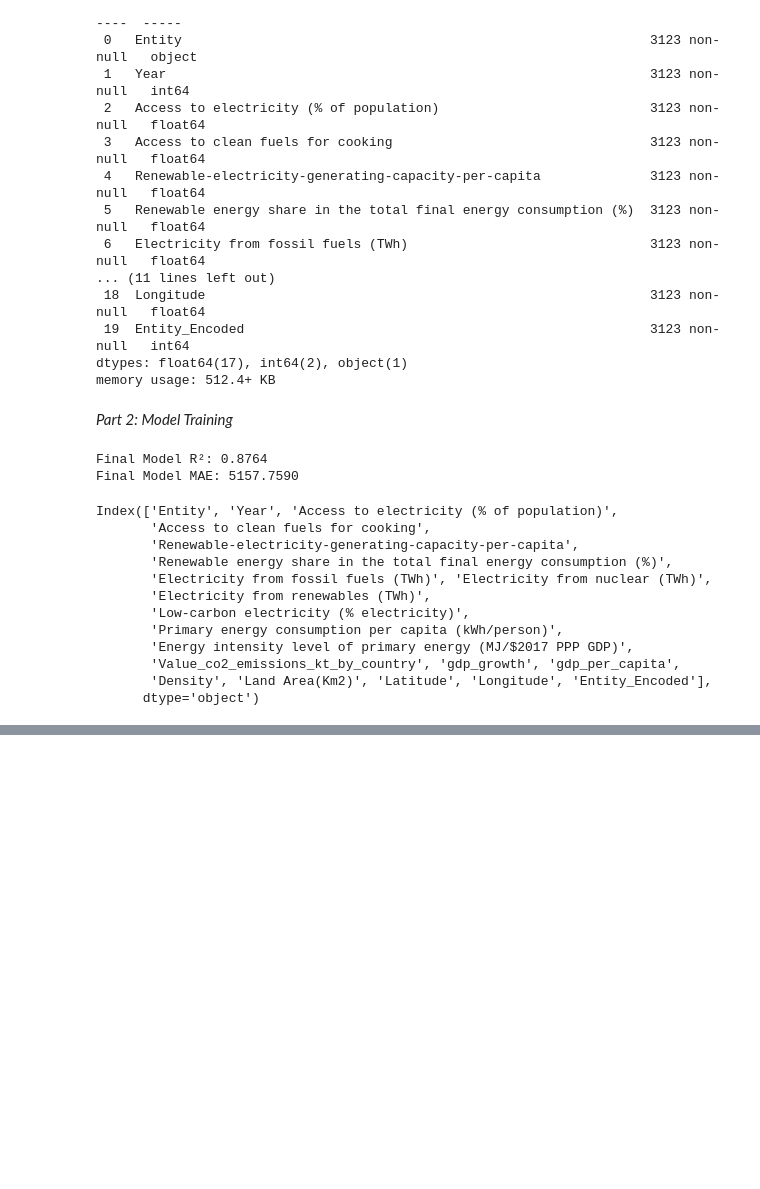
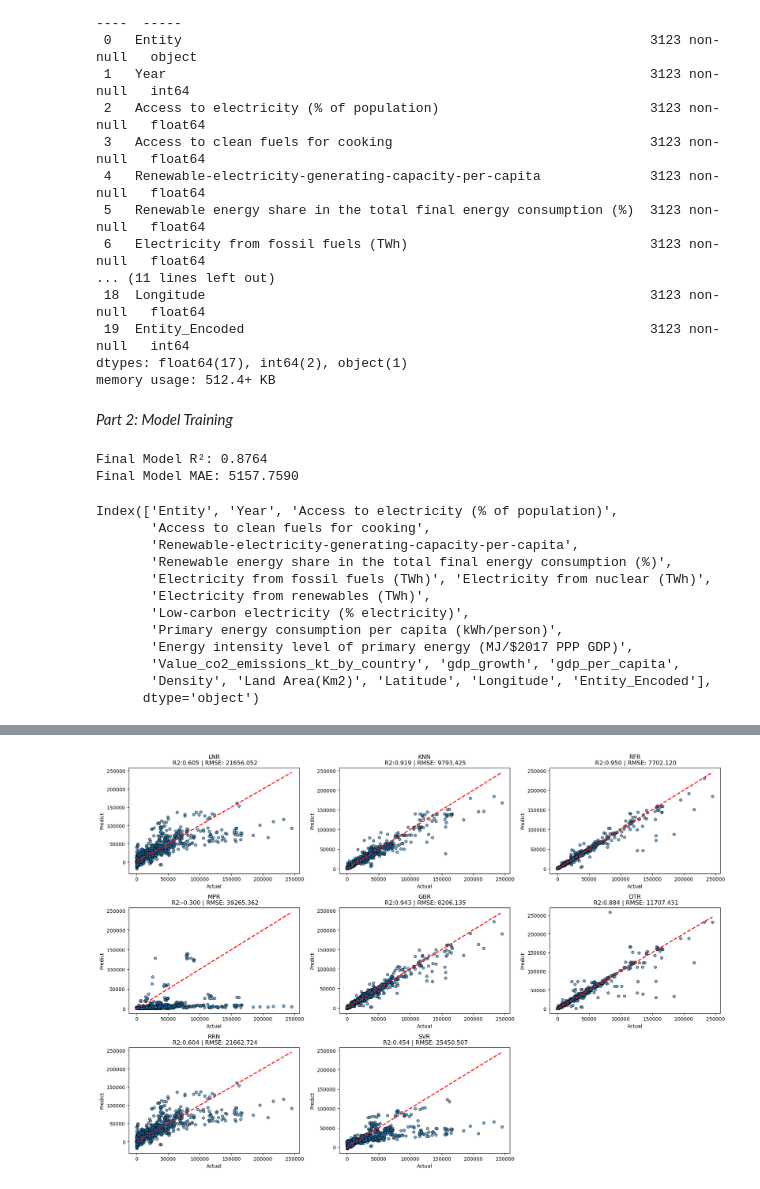
Before and after one commit to alvin0401lo/Energy_consumption_prediction_using_Machine_Learning, a Jupyter notebook: ML_assignment.ipynb, the cells around one changed output, grey strips where cells are left out. Drawn from its saved outputs; the diff is of its cells as text; code cells hidden in the pictures; blank space fills up the shorter version.

```diff
--- a/ML_assignment.ipynb
+++ b/ML_assignment.ipynb
@@ -280,0 +319,20 @@ ValueError: Found input variables with inconsistent numbers of samples: [1095, 5
+# %%
+final_result= []
+
+for name, model in models_tuned.items():
+    model.fit(X_train_scaled, y_train)
+    y_pred= model.predict(X_test_scaled)
+
+    r2= r2_score(y_test, y_pred)
+    rmse= np.sqrt(mean_squared_error(y_test, y_pred))
+    mae = mean_absolute_error(y_test, y_pred)
+
+    final_result.append({
+        'Model': name,
+        'R2 Score': r2,
+        'MAE': mae,
+        'RMSE': rmse
+    })
+
+final_df= pd.DataFrame(final_result)
+final_df
@@ -280,0 +349,31 @@ ValueError: Found input variables with inconsistent numbers of samples: [1095, 5
+# %%
+plt.figure(figsize= (18,12))
+
+final_comparison= []
+
+for i, n in enumerate(models_tuned, start=1):
+    models_tuned[n].fit(X_train_scaled, y_train)
+    y_pred= models_tuned[n].predict(X_test_scaled)
+
+    rmse= np.sqrt(mean_squared_error(y_test, y_pred))
+    mae= mean_absolute_error(y_test, y_pred)
+    score= models_tuned[n].score(X_test_scaled, y_test)
+
+    final_comparison.append({
+        'Model': n,
+        'R2': score,
+        'RMSE': rmse,
+        'MAE': mae
+    })
+
+    plt.subplot(3,3,i)
+    plt.scatter(y_test, y_pred, alpha= 0.6, edgecolors= (0,0,0), s=30)
+    plt.plot([y_test.min(), y_test.max()], [y_test.min(), y_test.max()], 'r--', lw=2)
+    plt.xlabel('Actual')
+    plt.ylabel('Predict')
+    plt.title(f'{n.upper()}\n R2:{score:.3f} | RMSE: {rmse:.3f}')
+
+plt.tight_layout()
+plt.show()
+# %% [output]
+[figure, added]
```
Also changed, not shown: parts of 9 cells of this notebook.
